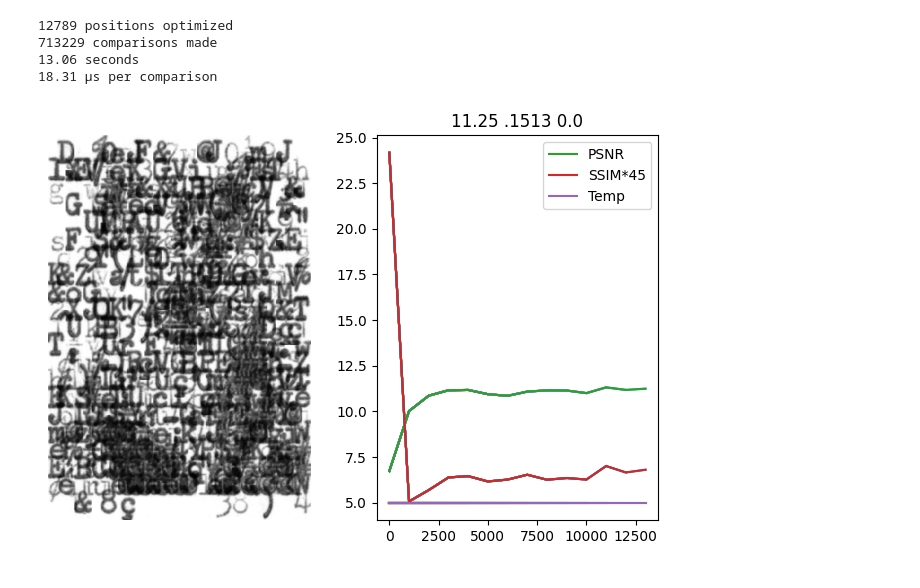
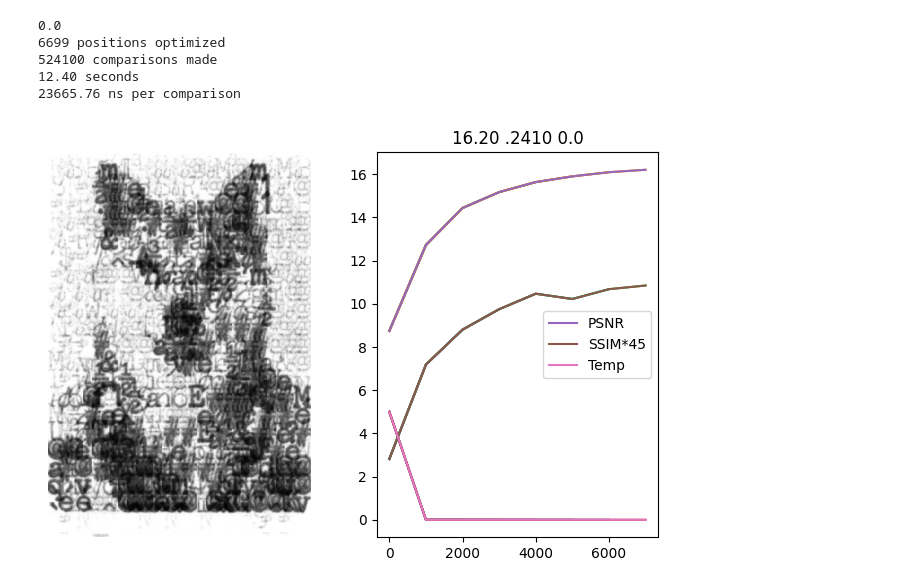
Before and after one commit to juleskuehn/typewriter-art, a Jupyter notebook: typewriter_demo.ipynb, the cells around one changed output. Drawn from its saved outputs; the diff is of its cells as text; code cells hidden in the pictures.

```diff
--- a/typewriter_demo.ipynb
+++ b/typewriter_demo.ipynb
@@ -38,38 +38,39 @@ kword(
     # Initial state
     initMode = 'random', # ['euclidean', 'blend', 'angular', 'random', None]
     initOnly = False, # Stop after initializing (don't optimize)
     initPriority = False, # Initialize in priority order (priority only calculated once)
     initComposite = True, # Subtract already placed ink from target image
     subtractiveScale = 32, # Between 0 (full subtraction from target) and 255 (same as initComposite=False)
     initBrighten = 0, # Raises black level, compressesing dynamic range. Between 0 (no brightening) and 1 (completely white)
 
     # Similarity metric
     mode = 'amse', # ['amse', 'ssim', 'blend']
     asymmetry = 0.0, # asymmetry > 0 penalizes "sins of commission" more harshly
     blendFunc = 'amse * ssim**0.5', # f(amse, ssim)
 
     # Search technique
     search = 'simAnneal', # ['greedy', 'simAnneal']
-    maxVisits = 20, # Stopping condition, necessary for stochastic search
+    maxVisits = 10, # Stopping condition, necessary for stochastic search
     initTemp = 5, # For simAnneal. Initial temperature. Minimum is 0. Usually 10
-    tempStep = 0.001, # For simAnneal. Amount to reduce temperature per visit usually 0.001
+    tempStep = 0.01, # For simAnneal. Amount to reduce temperature per visit usually 0.001
     scaleTemp = 0.001, # For simAnneal. Higher values increase likelihood of random choice
-    tempReheatFactor = 0.001, # Proportion of previous initTemp to reheat to, ex. 0.5
+    tempReheatFactor = 0.5, # Proportion of previous initTemp to reheat to, ex. 0.5
 
     # Selection order
     selectOrder = 'random', # ['linear', 'random', 'priority']
 
     # Saving
     genLayers = True, # Save the 4 typable layers
     saveChars = True, # Save the chopped character set
     hiResMockup = True, # Save the mockup at maximum size. False: matching target shape
 
     # Logging
     printEvery = 1000 # How many selections between progress updates?
 )
 # %% [output]
-12789 positions optimized
-713229 comparisons made
-13.06 seconds
-18.31 μs per comparison
+0.0
+6699 positions optimized
+524100 comparisons made
+12.40 seconds
+23665.76 ns per comparison
-[figure, old version]
+[figure, new version]
```
Also changed, not shown: 1 other file.
